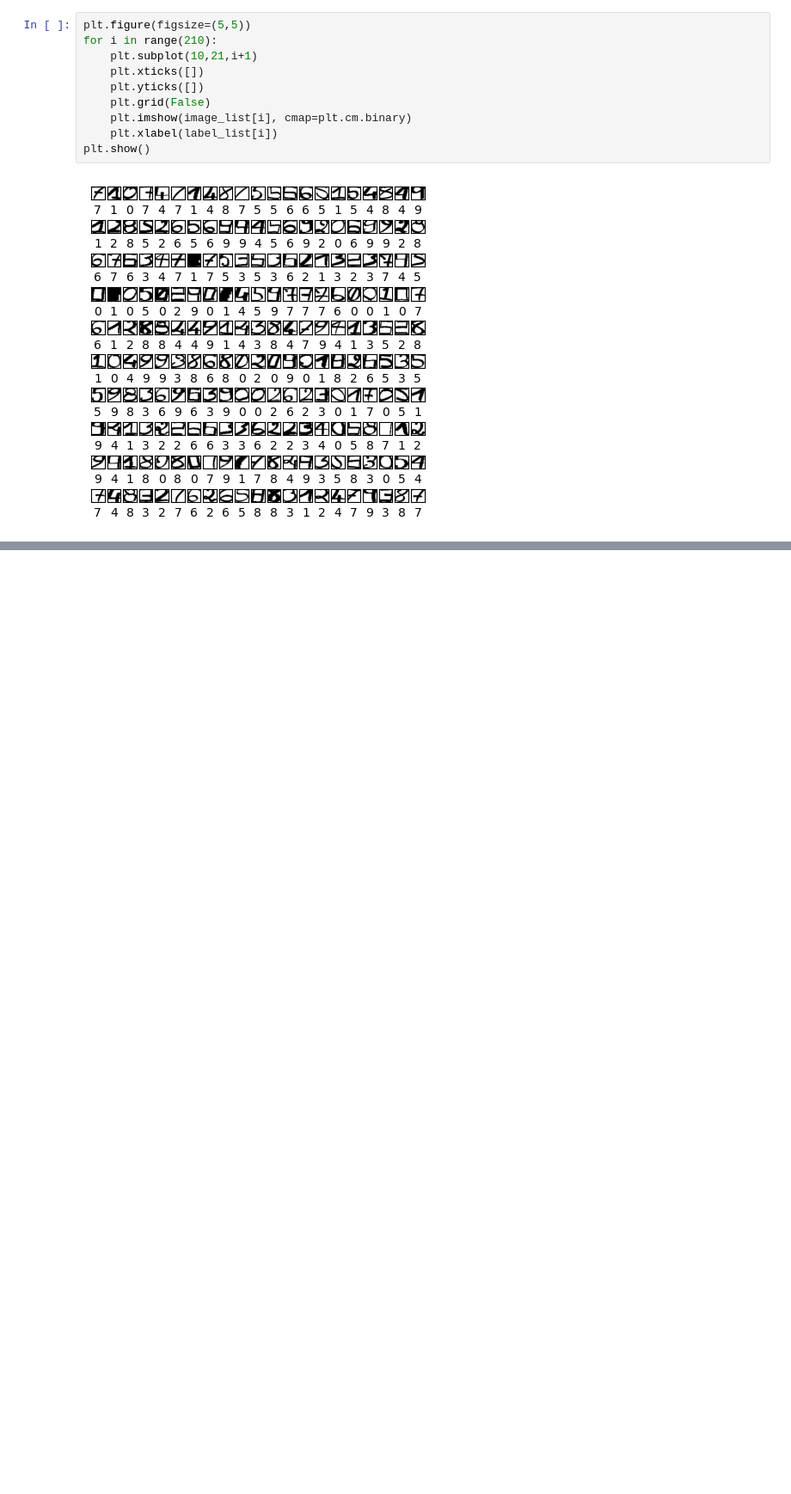
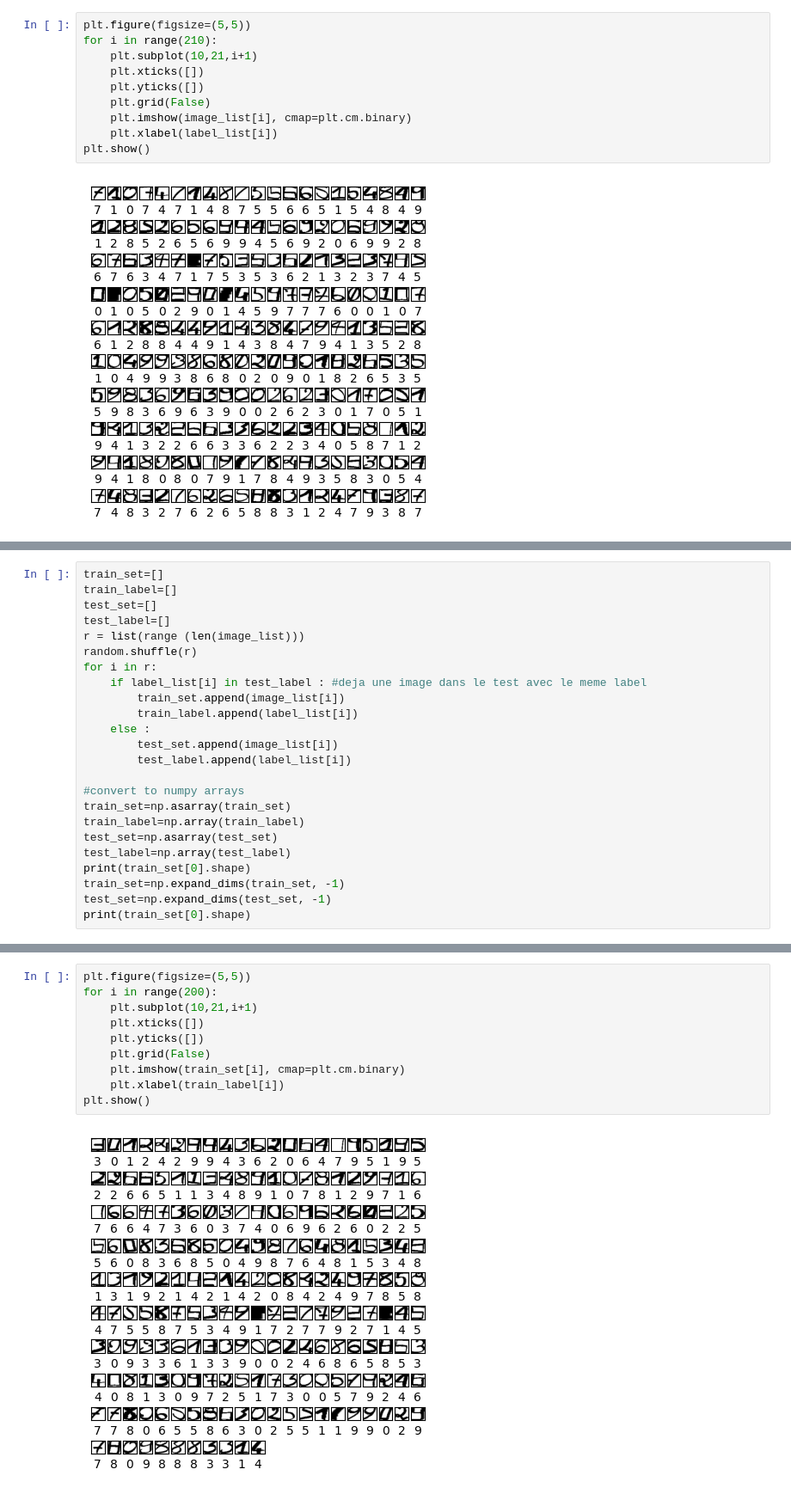
Before and after one commit to picazenave/IA_tensorflow_enseirb2024, a Jupyter notebook: Projet.ipynb, the cells around one changed output, grey strips where cells are left out. Shown at 86% size. Cells and saved outputs as stored; diff of their text form; blank space fills up the shorter version.

```diff
--- a/Projet.ipynb
+++ b/Projet.ipynb
@@ -78,0 +45,24 @@ Above 15-20 epochs results do not improve
+# %%
+train_set=[]
+train_label=[]
+test_set=[]
+test_label=[]
+r = list(range (len(image_list)))
+random.shuffle(r)
+for i in r:
+    if label_list[i] in test_label : #deja une image dans le test avec le meme label
+        train_set.append(image_list[i])
+        train_label.append(label_list[i])
+    else :
+        test_set.append(image_list[i])
+        test_label.append(label_list[i])
+
+#convert to numpy arrays
+train_set=np.asarray(train_set)
+train_label=np.array(train_label)
+test_set=np.asarray(test_set)
+test_label=np.array(test_label)
+print(train_set[0].shape)
+train_set=np.expand_dims(train_set, -1)
+test_set=np.expand_dims(test_set, -1)
+print(train_set[0].shape)
@@ -78,0 +82,12 @@ Above 15-20 epochs results do not improve
+# %%
+plt.figure(figsize=(5,5))
+for i in range(200):
+    plt.subplot(10,21,i+1)
+    plt.xticks([])
+    plt.yticks([])
+    plt.grid(False)
+    plt.imshow(train_set[i], cmap=plt.cm.binary)
+    plt.xlabel(train_label[i])
+plt.show()
+# %% [output]
+[figure, added]
```
Also changed, not shown: parts of 33 cells of this notebook, 12 other files.
